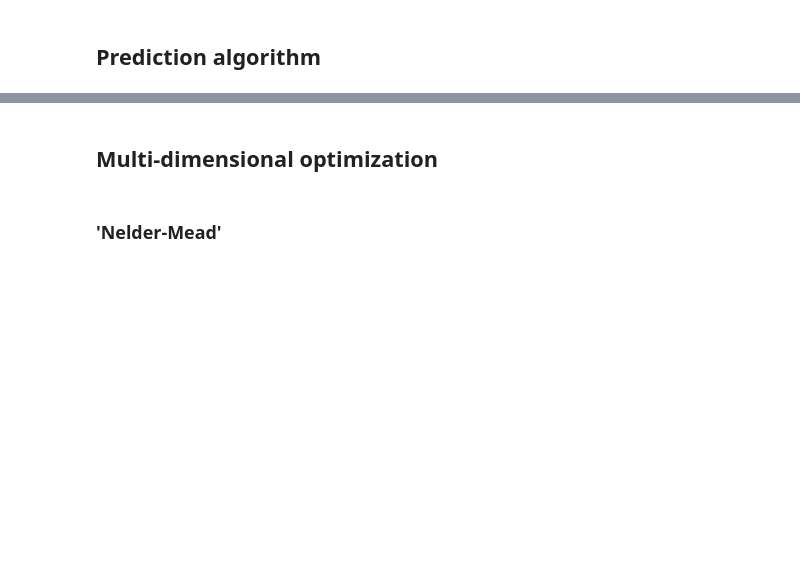
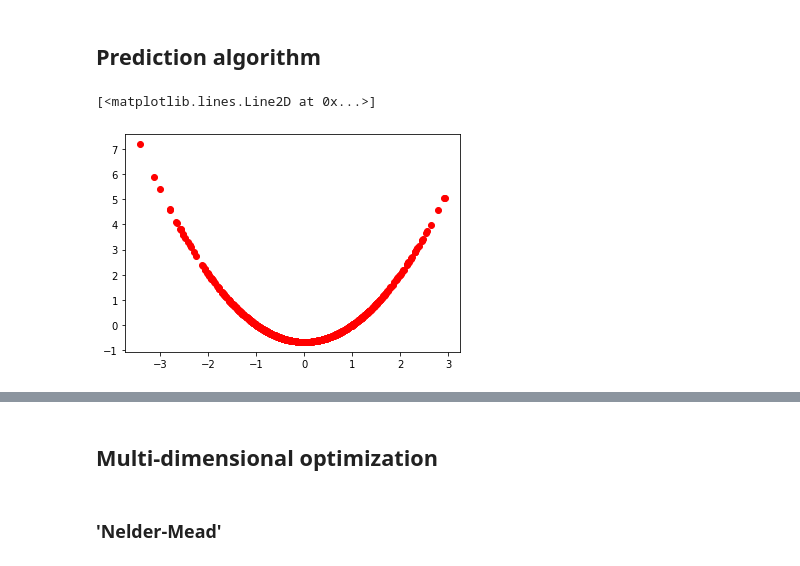
Before and after one commit to mmortazavi/productionOptimization, a Jupyter notebook: prodOpt.ipynb, the cells around one changed output, grey strips where cells are left out. Cells and saved outputs as stored; diff of their text form; code cells hidden in the pictures; blank space fills up the shorter version.

```diff
--- a/prodOpt.ipynb
+++ b/prodOpt.ipynb
@@ -56,3 +79,8 @@ x_train, x_test, y_train, y_test = train_test_split(df[['Pressure','Temprerature
+# %%
+plt.plot(X_norm, y_norm, 'ro')
+# %% [output]
+[<matplotlib.lines.Line2D at 0x...>]
+[figure, added]
 # %%
 def build_model():
 
```
Also changed, not shown: parts of 28 cells of this notebook, 2 other files.
